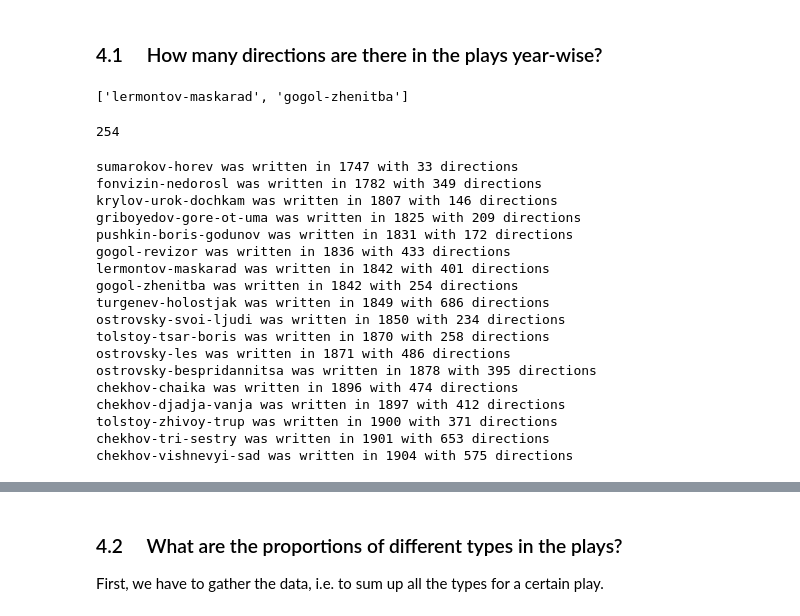
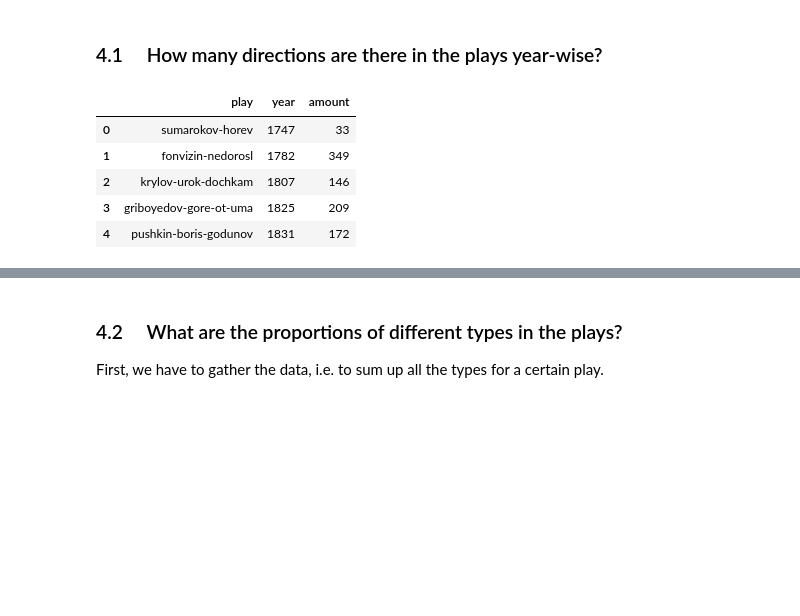
Before and after one commit to creaciond/russian-stage-classification, a Jupyter notebook: annotated-merge.ipynb, the cells around one changed output, grey strips where cells are left out. Saved outputs shown, nothing was run; the diff lists cells and outputs as text; code cells hidden in the pictures; blank space fills up the shorter version.

```diff
--- a/annotated-merge.ipynb
+++ b/annotated-merge.ipynb
@@ -185,40 +159,12 @@ def match_play_to_year(year, play_dict, ready_plays):
-# %%
-ready_plays = []
-[match_play_to_year(year, dict_plays, ready_plays) for year in [1842, 1842]]
-# %% [output]
-['lermontov-maskarad', 'gogol-zhenitba']
-# %%
-match_play_to_directions("gogol-zhenitba", dict_plays)
-# %% [output]
-254
-# %%
-ready_plays = []
-
-years_sorted = sorted([value[1] for value in dict_plays.values()])
-plays_sorted = [match_play_to_year(year, dict_plays, ready_plays) for year in years_sorted]
-directions_amounts = [dict_plays[play][0] for play in plays_sorted]
-
-for i in range(len(years_sorted)):
-    print("{} was written in {} with {} directions".format(plays_sorted[i], years_sorted[i],
-                                                      directions_amounts[i]))
-# %% [output]
-sumarokov-horev was written in 1747 with 33 directions
-fonvizin-nedorosl was written in 1782 with 349 directions
-krylov-urok-dochkam was written in 1807 with 146 directions
-griboyedov-gore-ot-uma was written in 1825 with 209 directions
-pushkin-boris-godunov was written in 1831 with 172 directions
-gogol-revizor was written in 1836 with 433 directions
-lermontov-maskarad was written in 1842 with 401 directions
-gogol-zhenitba was written in 1842 with 254 directions
-turgenev-holostjak was written in 1849 with 686 directions
-ostrovsky-svoi-ljudi was written in 1850 with 234 directions
-tolstoy-tsar-boris was written in 1870 with 258 directions
-ostrovsky-les was written in 1871 with 486 directions
-ostrovsky-bespridannitsa was written in 1878 with 395 directions
-chekhov-chaika was written in 1896 with 474 directions
-chekhov-djadja-vanja was written in 1897 with 412 directions
-tolstoy-zhivoy-trup was written in 1900 with 371 directions
-chekhov-tri-sestry was written in 1901 with 653 directions
-chekhov-vishnevyi-sad was written in 1904 with 575 directions
+# %%
+df_plays = pd.DataFrame.from_dict(dict_plays).sort_values(by=["year"]).reset_index(drop=True)
+df_plays.head()
+# %% [output]
+|  | play | year | amount |
+| 0 | sumarokov-horev | 1747 | 33 |
+| 1 | fonvizin-nedorosl | 1782 | 349 |
+| 2 | krylov-urok-dochkam | 1807 | 146 |
+| 3 | griboyedov-gore-ot-uma | 1825 | 209 |
+| 4 | pushkin-boris-godunov | 1831 | 172 |
 # %%
 plt.figure(figsize=(16,6))
```
Also changed, not shown: parts of 14 cells of this notebook.
